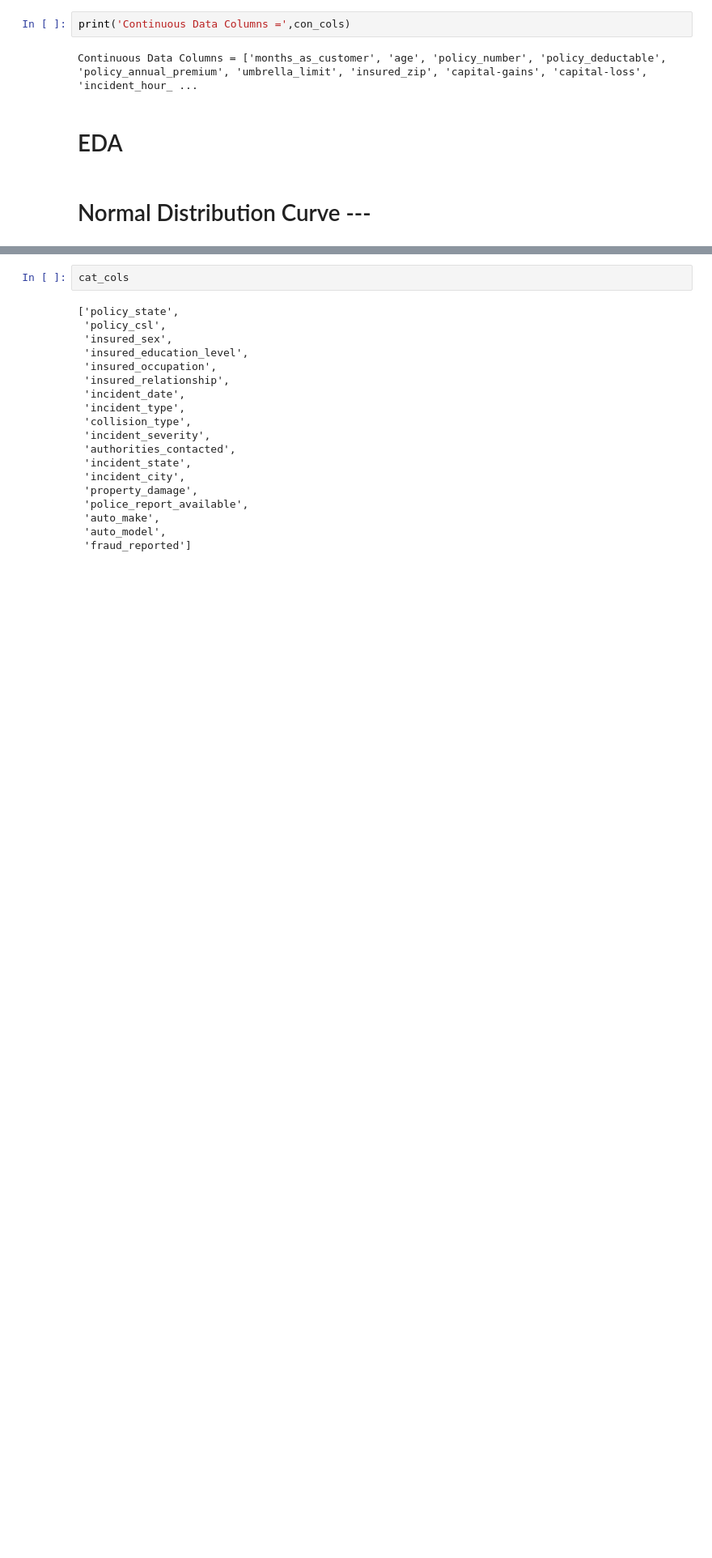
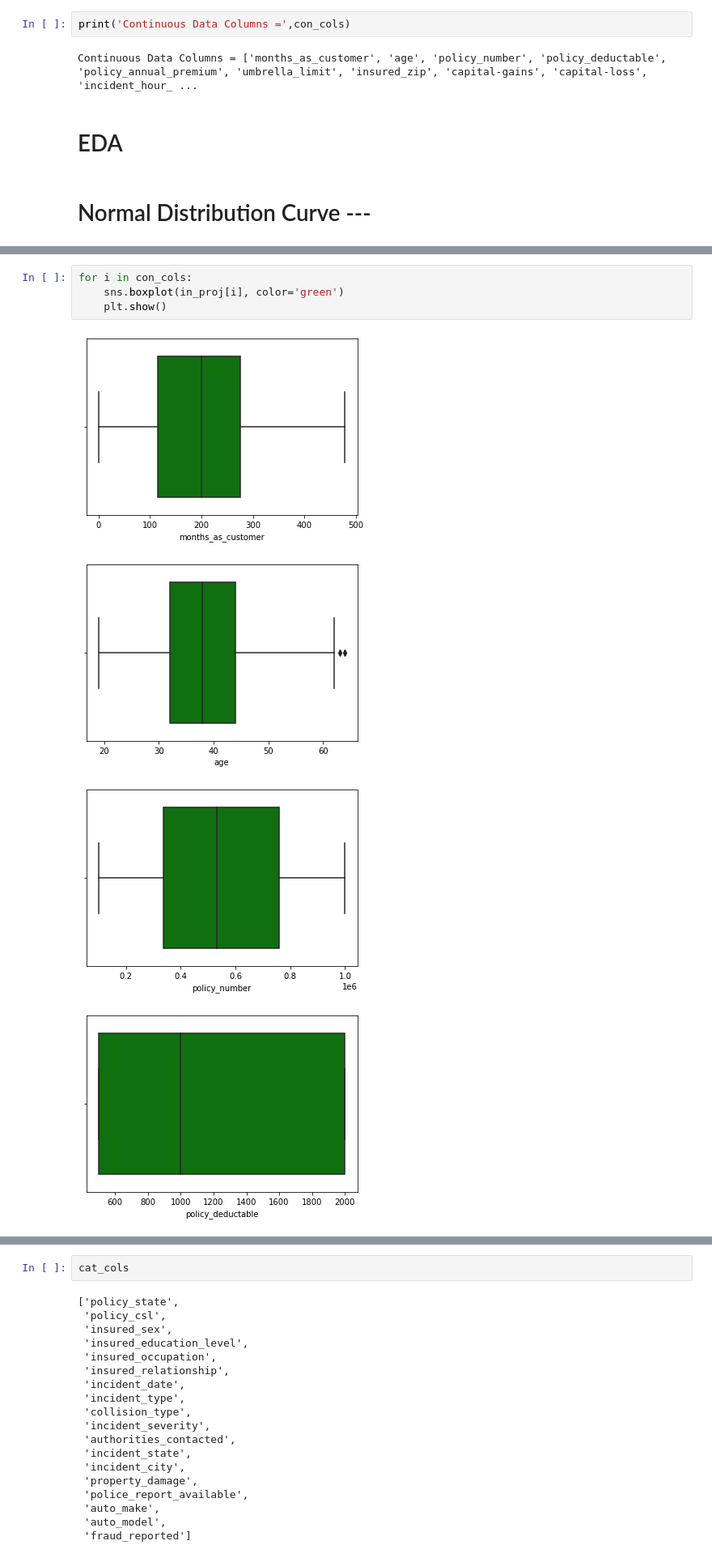
Before and after one commit to SudhanshuKumar19/Projects-, a Jupyter notebook: Evaluation Project 10 - Insurance Claims- Fraud Detection.ipynb, the cells around one changed output, grey strips where cells are left out. Shown: that part at 81% size. Saved outputs shown, nothing was run; the diff lists cells and outputs as text; blank space fills up the shorter version.

```diff
--- a/Evaluation Project 10 - Insurance Claims- Fraud Detection.ipynb
+++ b/Evaluation Project 10 - Insurance Claims- Fraud Detection.ipynb
@@ -387,0 +296,9 @@ for i in df:
+# %%
+for i in con_cols:
+    sns.boxplot(in_proj[i], color='green')
+    plt.show()
+# %% [output]
+[figure, added]
+[figure, added]
+[figure, added]
+[figure, added]
```
Also changed, not shown: parts of 156 cells of this notebook.
